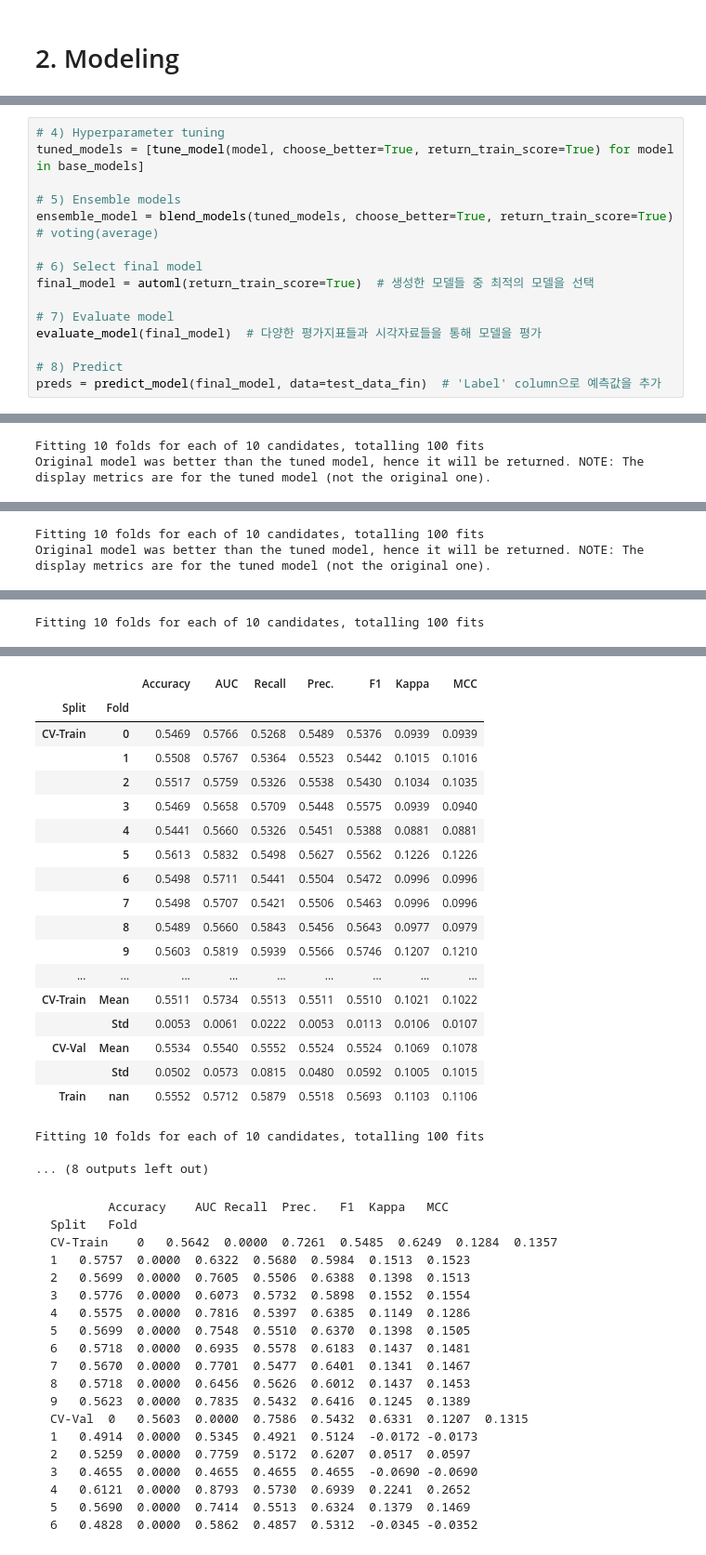
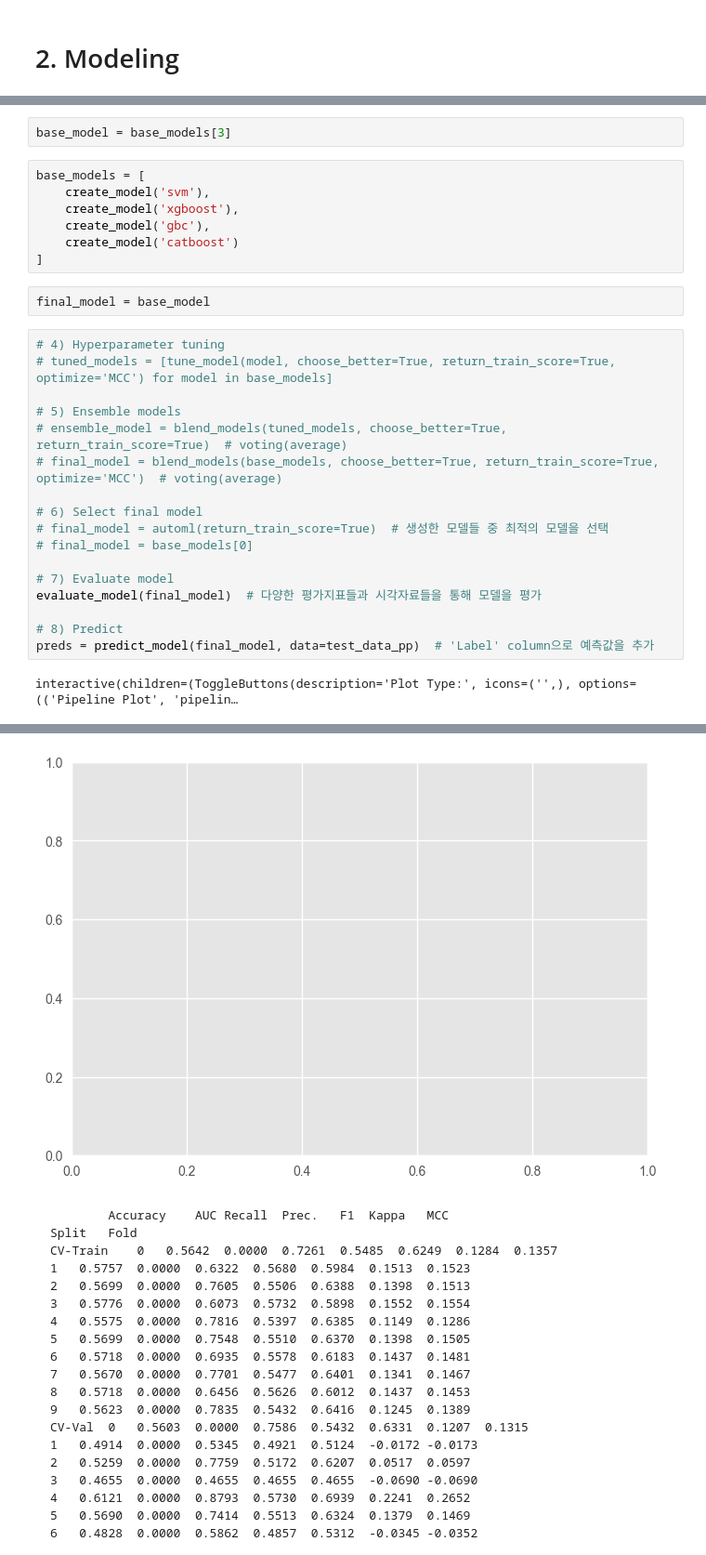
Before and after one commit to competition-team/court-decision-prediction, a Jupyter notebook: court_decision_prediction/exp/djy-2-party_group_only.ipynb, the cells around one changed output, grey strips where cells are left out. Shown at 93% size. Saved outputs shown, nothing was run; the diff lists cells and outputs as text.

````diff
--- a/court_decision_prediction/exp/djy-2-party_group_only.ipynb
+++ b/court_decision_prediction/exp/djy-2-party_group_only.ipynb
@@ -272,17 +304,31 @@ base_models = compare_models(n_select=5)
+# %%
+base_model = base_models[3]
+# %%
+base_models = [
+    create_model('svm'),
+    create_model('xgboost'),
+    create_model('gbc'),
+    create_model('catboost')
+]
+# %%
+final_model = base_model
 # %%
 # 4) Hyperparameter tuning
-tuned_models = [tune_model(model, choose_better=True, return_train_score=True) for model in base_models]
+# tuned_models = [tune_model(model, choose_better=True, return_train_score=True, optimize='MCC') for model in base_models]
 
 # 5) Ensemble models
-ensemble_model = blend_models(tuned_models, choose_better=True, return_train_score=True)  # voting(average)
+# ensemble_model = blend_models(tuned_models, choose_better=True, return_train_score=True)  # voting(average)
+# final_model = blend_models(base_models, choose_better=True, return_train_score=True, optimize='MCC')  # voting(average)
 
 # 6) Select final model
-final_model = automl(return_train_score=True)  # 생성한 모델들 중 최적의 모델을 선택
+# final_model = automl(return_train_score=True)  # 생성한 모델들 중 최적의 모델을 선택
+# final_model = base_models[0]
 
 # 7) Evaluate model
 evaluate_model(final_model)  # 다양한 평가지표들과 시각자료들을 통해 모델을 평가
 
 # 8) Predict
-preds = predict_model(final_model, data=test_data_fin)  # 'Label' column으로 예측값을 추가
+preds = predict_model(final_model, data=test_data_pp)  # 'Label' column으로 예측값을 추가
 # %% [output]
+interactive(children=(ToggleButtons(description='Plot Type:', icons=('',), options=(('Pipeline Plot', 'pipelin…
 [interactive output not drawn]
@@ -307,2 +334,0 @@ preds = predict_model(final_model, data=test_data_fin)  # 'Label' column으로
-Fitting 10 folds for each of 10 candidates, totalling 100 fits
-Original model was better than the tuned model, hence it will be returned. NOTE: The display metrics are for the tuned model (not the original one).
@@ -328,2 +334,0 @@ Original model was better than the tuned model, hence it will be returned. NOTE:
-Fitting 10 folds for each of 10 candidates, totalling 100 fits
-Original model was better than the tuned model, hence it will be returned. NOTE: The display metrics are for the tuned model (not the original one).
@@ -349 +334,0 @@ Original model was better than the tuned model, hence it will be returned. NOTE:
-Fitting 10 folds for each of 10 candidates, totalling 100 fits
@@ -351,23 +335,4 @@ Fitting 10 folds for each of 10 candidates, totalling 100 fits
-|  |  | Accuracy | AUC | Recall | Prec. | F1 | Kappa | MCC |
-| Split | Fold |  |  |  |  |  |  |  |
-| CV-Train | 0 | 0.5469 | 0.5766 | 0.5268 | 0.5489 | 0.5376 | 0.0939 | 0.0939 |
-|  | 1 | 0.5508 | 0.5767 | 0.5364 | 0.5523 | 0.5442 | 0.1015 | 0.1016 |
-|  | 2 | 0.5517 | 0.5759 | 0.5326 | 0.5538 | 0.5430 | 0.1034 | 0.1035 |
-|  | 3 | 0.5469 | 0.5658 | 0.5709 | 0.5448 | 0.5575 | 0.0939 | 0.0940 |
-|  | 4 | 0.5441 | 0.5660 | 0.5326 | 0.5451 | 0.5388 | 0.0881 | 0.0881 |
-|  | 5 | 0.5613 | 0.5832 | 0.5498 | 0.5627 | 0.5562 | 0.1226 | 0.1226 |
-|  | 6 | 0.5498 | 0.5711 | 0.5441 | 0.5504 | 0.5472 | 0.0996 | 0.0996 |
-|  | 7 | 0.5498 | 0.5707 | 0.5421 | 0.5506 | 0.5463 | 0.0996 | 0.0996 |
-|  | 8 | 0.5489 | 0.5660 | 0.5843 | 0.5456 | 0.5643 | 0.0977 | 0.0979 |
-|  | 9 | 0.5603 | 0.5819 | 0.5939 | 0.5566 | 0.5746 | 0.1207 | 0.1210 |
-| ... | ... | ... | ... | ... | ... | ... | ... | ... |
-| CV-Train | Mean | 0.5511 | 0.5734 | 0.5513 | 0.5511 | 0.5510 | 0.1021 | 0.1022 |
-|  | Std | 0.0053 | 0.0061 | 0.0222 | 0.0053 | 0.0113 | 0.0106 | 0.0107 |
-| CV-Val | Mean | 0.5534 | 0.5540 | 0.5552 | 0.5524 | 0.5524 | 0.1069 | 0.1078 |
-|  | Std | 0.0502 | 0.0573 | 0.0815 | 0.0480 | 0.0592 | 0.1005 | 0.1015 |
-| Train | nan | 0.5552 | 0.5712 | 0.5879 | 0.5518 | 0.5693 | 0.1103 | 0.1106 |
-Fitting 10 folds for each of 10 candidates, totalling 100 fits
-... (8 outputs left out)
+[figure, added]
 # %% [markdown]
 ```
         Accuracy	AUC	Recall	Prec.	F1	Kappa	MCC
````
Also changed, not shown: parts of 52 cells of this notebook, 7 other files.
